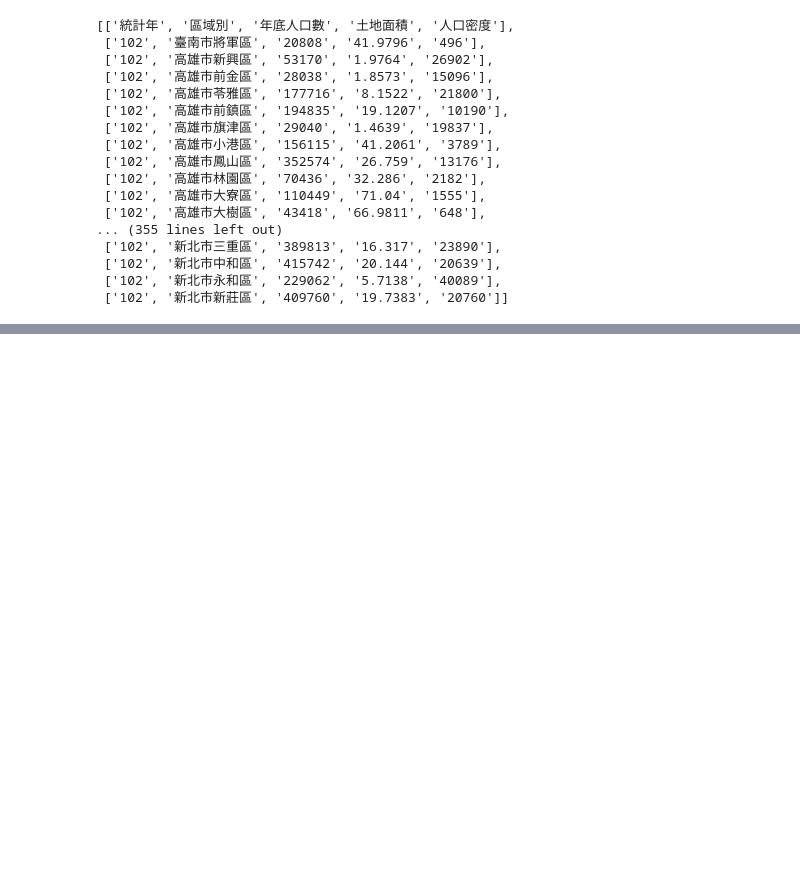
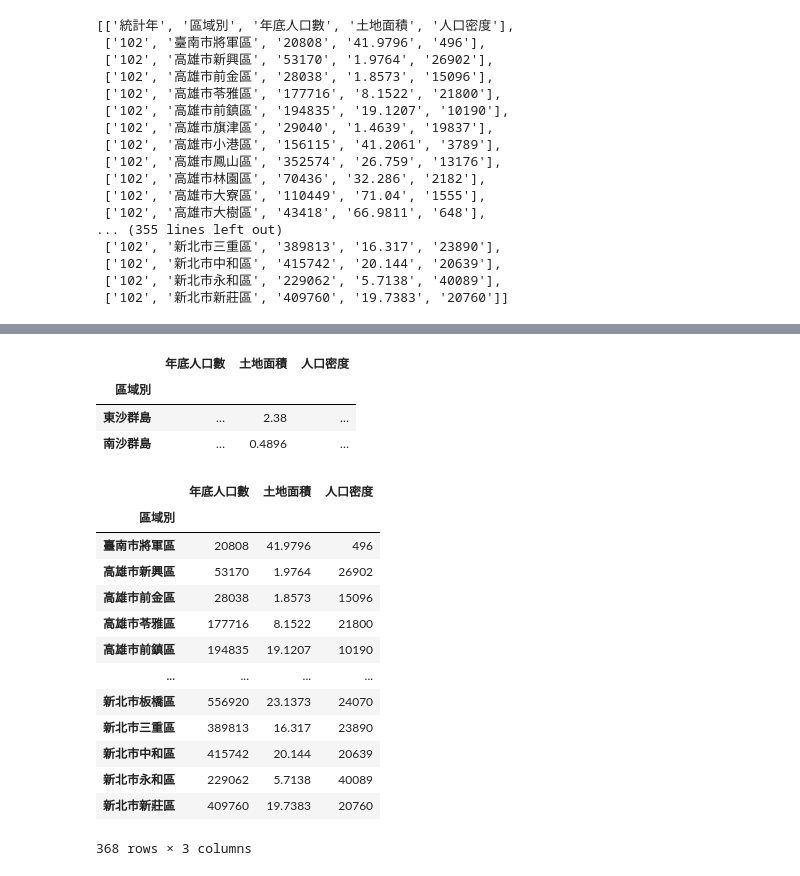
Before and after one commit to lf0116/lf_0116, a Jupyter notebook: lesson18_4.ipynb, the cells around one changed output, grey strips where cells are left out. Drawn from its saved outputs; the diff is of its cells as text; code cells hidden in the pictures; blank space fills up the shorter version.

```diff
--- a/lesson18_4.ipynb
+++ b/lesson18_4.ipynb
@@ -54,0 +146,25 @@ frame
+# %%
+frame2[frame2['年底人口數'] == '…']
+# %% [output]
+|  | 年底人口數 | 土地面積 | 人口密度 |
+| 區域別 |  |  |  |
+| 東沙群島 | … | 2.38 | … |
+| 南沙群島 | … | 0.4896 | … |
+# %%
+frame3 = frame2.drop(index = ['東沙群島', '南沙群島'])
+frame3
+# %% [output]
+|  | 年底人口數 | 土地面積 | 人口密度 |
+| 區域別 |  |  |  |
+| 臺南市將軍區 | 20808 | 41.9796 | 496 |
+| 高雄市新興區 | 53170 | 1.9764 | 26902 |
+| 高雄市前金區 | 28038 | 1.8573 | 15096 |
+| 高雄市苓雅區 | 177716 | 8.1522 | 21800 |
+| 高雄市前鎮區 | 194835 | 19.1207 | 10190 |
+| ... | ... | ... | ... |
+| 新北市板橋區 | 556920 | 23.1373 | 24070 |
+| 新北市三重區 | 389813 | 16.317 | 23890 |
+| 新北市中和區 | 415742 | 20.144 | 20639 |
+| 新北市永和區 | 229062 | 5.7138 | 40089 |
+| 新北市新莊區 | 409760 | 19.7383 | 20760 |
+368 rows × 3 columns
```
Also changed, not shown: parts of 10 cells of this notebook.
